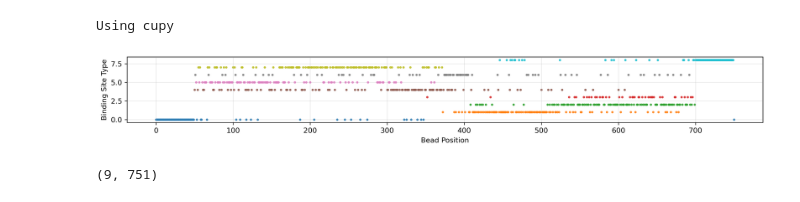
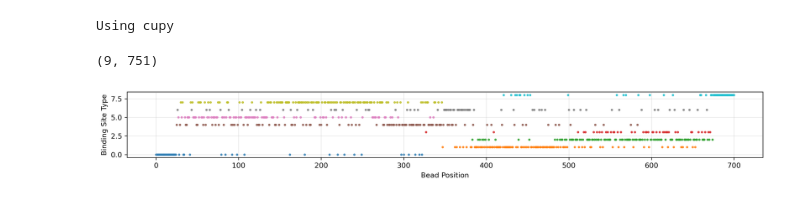
Before and after one commit to yuchenyan0107/SCFT_DNA, a Jupyter notebook: SCFT_DNA/2D_SCFT_IMR90.ipynb, the cells around one changed output. Cells and saved outputs as stored; diff of their text form; code cells hidden in the pictures.

```diff
--- a/SCFT_DNA/2D_SCFT_IMR90.ipynb
+++ b/SCFT_DNA/2D_SCFT_IMR90.ipynb
@@ -9,10 +9,9 @@ from numba import njit, prange
 Using cupy
 # %%
 ns = 750
-chain_interaction_binary = IMR90_data(ns, split_class_zero=True)
+chain_interaction_binary = IMR90_data(ns, split_class_zero=True, clip = [25,-25])
+#chain_interaction_binary = IMR90_data(ns, split_class_zero=True)
+ns = chain_interaction_binary.shape[1]-1
 # %% [output]
+(9, 751)
-[figure, old version]
+[figure, new version]
-# %%
-print(chain_interaction_binary.shape)
-# %% [output]
-(9, 751)
```
Also changed, not shown: parts of 22 cells of this notebook, 54 other files.
